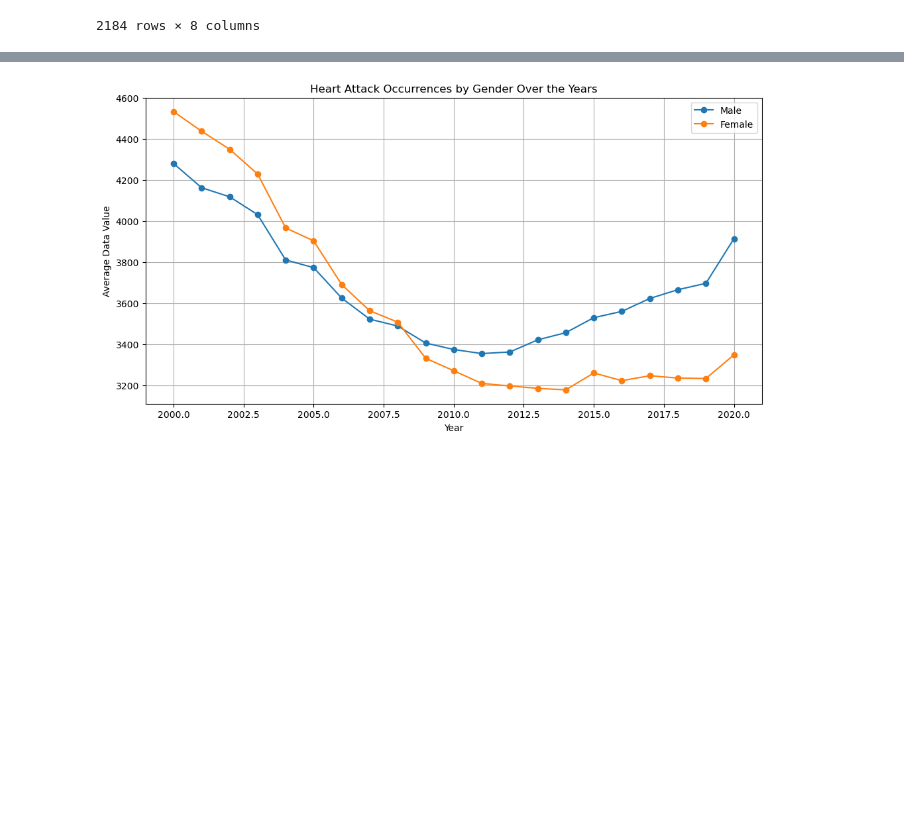
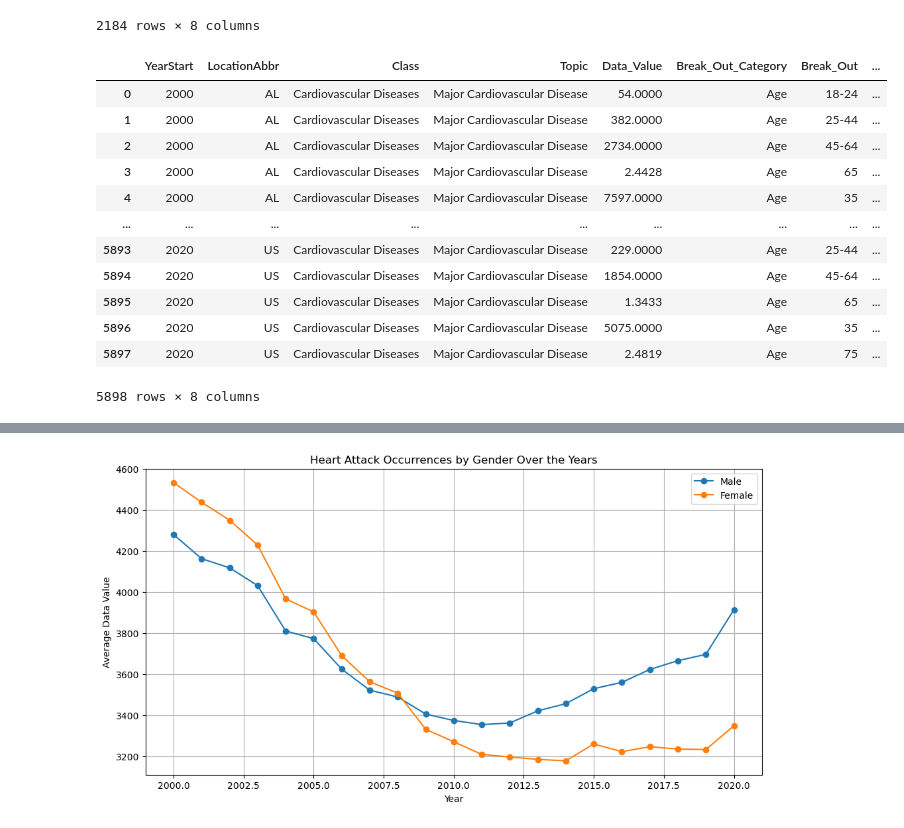
Before and after one commit to GrigoriyIsayev/group_5_challenge_2_cardio, a Jupyter notebook: Cardio_disease_Nadia.ipynb, the cells around one changed output, grey strips where cells are left out. Drawn from its saved outputs; the diff is of its cells as text; code cells hidden in the pictures; blank space fills up the shorter version.

```diff
--- a/Cardio_disease_Nadia.ipynb
+++ b/Cardio_disease_Nadia.ipynb
@@ -423,3 +424,21 @@ gender_filtered_df
 | 2182 | 2020 | US | Cardiovascular Diseases | Major Cardiovascular Disease | 3868.0 | Gender | Male | ... |
 | 2183 | 2020 | US | Cardiovascular Diseases | Major Cardiovascular Disease | 3332.0 | Gender | Female | ... |
 2184 rows × 8 columns
+# %%
+# Show filtered by Age df
+age_filtered_df = pd.read_csv('age_filtered.csv.gz', compression='gzip')
+age_filtered_df
+# %% [output]
+|  | YearStart | LocationAbbr | Class | Topic | Data_Value | Break_Out_Category | Break_Out | ... |
+| 0 | 2000 | AL | Cardiovascular Diseases | Major Cardiovascular Disease | 54.0000 | Age | 18-24 | ... |
+| 1 | 2000 | AL | Cardiovascular Diseases | Major Cardiovascular Disease | 382.0000 | Age | 25-44 | ... |
+| 2 | 2000 | AL | Cardiovascular Diseases | Major Cardiovascular Disease | 2734.0000 | Age | 45-64 | ... |
+| 3 | 2000 | AL | Cardiovascular Diseases | Major Cardiovascular Disease | 2.4428 | Age | 65 | ... |
+| 4 | 2000 | AL | Cardiovascular Diseases | Major Cardiovascular Disease | 7597.0000 | Age | 35 | ... |
+| ... | ... | ... | ... | ... | ... | ... | ... | ... |
+| 5893 | 2020 | US | Cardiovascular Diseases | Major Cardiovascular Disease | 229.0000 | Age | 25-44 | ... |
+| 5894 | 2020 | US | Cardiovascular Diseases | Major Cardiovascular Disease | 1854.0000 | Age | 45-64 | ... |
+| 5895 | 2020 | US | Cardiovascular Diseases | Major Cardiovascular Disease | 1.3433 | Age | 65 | ... |
+| 5896 | 2020 | US | Cardiovascular Diseases | Major Cardiovascular Disease | 5075.0000 | Age | 35 | ... |
+| 5897 | 2020 | US | Cardiovascular Diseases | Major Cardiovascular Disease | 2.4819 | Age | 75 | ... |
+5898 rows × 8 columns
```
Also changed, not shown: parts of 9 cells of this notebook.
